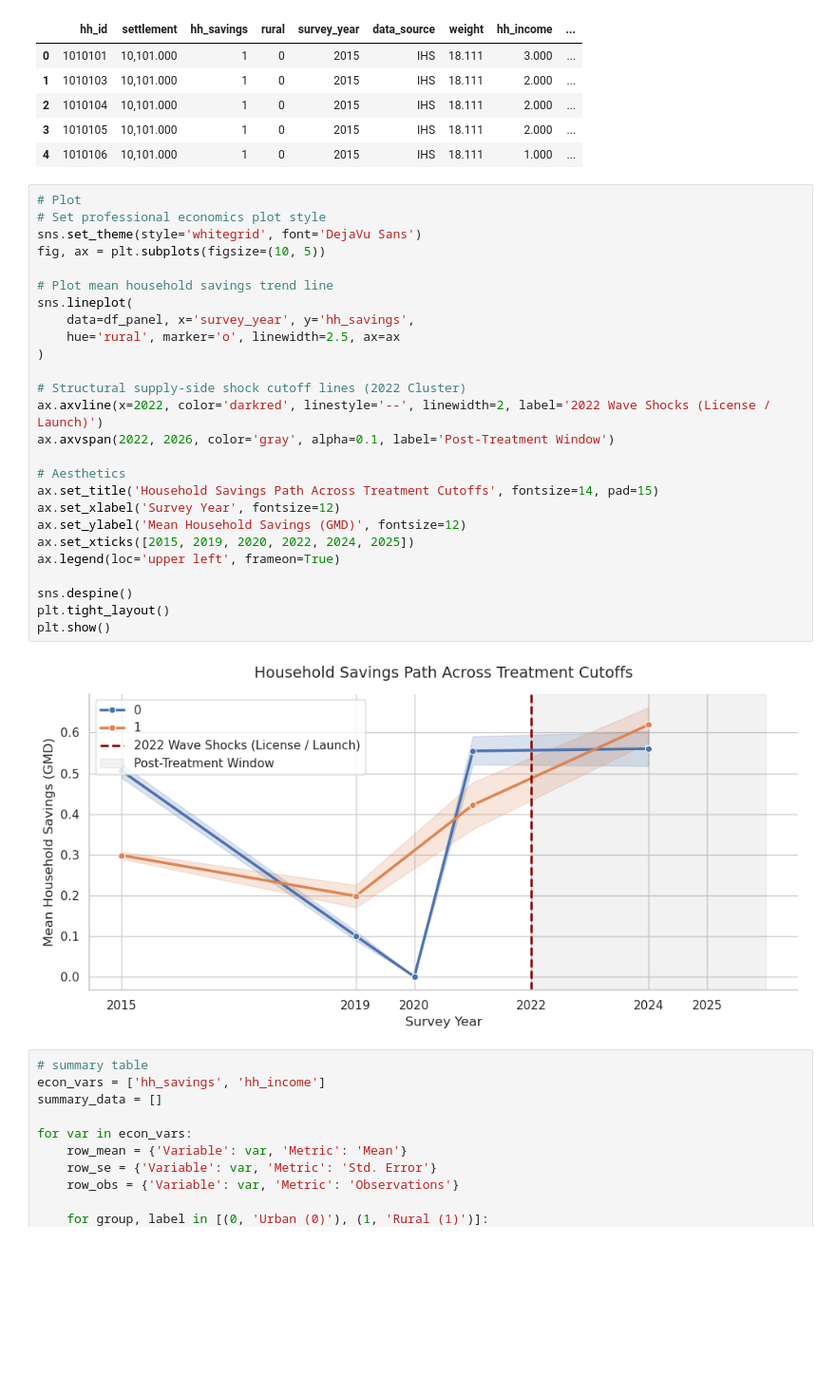
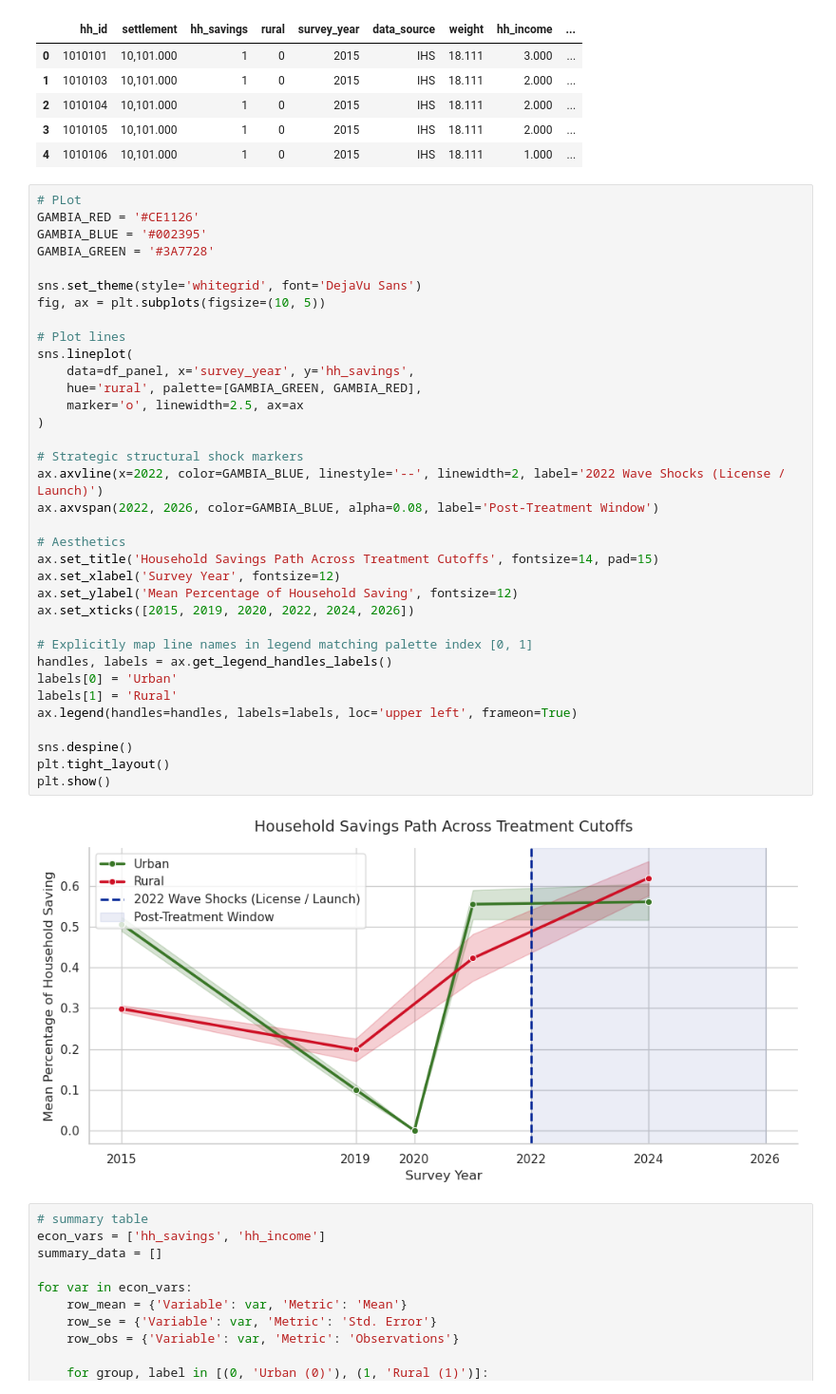
Before and after one commit to riley-wangdaiwei/GG, a Jupyter notebook: output/did_analysis.ipynb, the cells around one changed output. Shown at 95% size. Saved outputs shown, nothing was run; the diff lists cells and outputs as text; blank space fills up the shorter version.

Commit message:
Fix: minor adjustments for the did trend plot

```diff
--- a/output/did_analysis.ipynb
+++ b/output/did_analysis.ipynb
@@ -42,33 +42,42 @@ display(df_panel.head())
 | 3 | 1010105 | 10,101.000 | 1 | 0 | 2015 | IHS | 18.111 | 2.000 | ... |
 | 4 | 1010106 | 10,101.000 | 1 | 0 | 2015 | IHS | 18.111 | 1.000 | ... |
 # %%
-# Plot
-# Set professional economics plot style
+# PLot
+GAMBIA_RED = '#CE1126'
+GAMBIA_BLUE = '#002395'
+GAMBIA_GREEN = '#3A7728'
+
 sns.set_theme(style='whitegrid', font='DejaVu Sans')
 fig, ax = plt.subplots(figsize=(10, 5))
 
-# Plot mean household savings trend line
+# Plot lines
 sns.lineplot(
     data=df_panel, x='survey_year', y='hh_savings',
-    hue='rural', marker='o', linewidth=2.5, ax=ax
+    hue='rural', palette=[GAMBIA_GREEN, GAMBIA_RED],
+    marker='o', linewidth=2.5, ax=ax
 )
 
-# Structural supply-side shock cutoff lines (2022 Cluster)
-ax.axvline(x=2022, color='darkred', linestyle='--', linewidth=2, label='2022 Wave Shocks (License / Launch)')
-ax.axvspan(2022, 2026, color='gray', alpha=0.1, label='Post-Treatment Window')
+# Strategic structural shock markers
+ax.axvline(x=2022, color=GAMBIA_BLUE, linestyle='--', linewidth=2, label='2022 Wave Shocks (License / Launch)')
+ax.axvspan(2022, 2026, color=GAMBIA_BLUE, alpha=0.08, label='Post-Treatment Window')
 
 # Aesthetics
 ax.set_title('Household Savings Path Across Treatment Cutoffs', fontsize=14, pad=15)
 ax.set_xlabel('Survey Year', fontsize=12)
-ax.set_ylabel('Mean Household Savings (GMD)', fontsize=12)
-ax.set_xticks([2015, 2019, 2020, 2022, 2024, 2025])
-ax.legend(loc='upper left', frameon=True)
+ax.set_ylabel('Mean Percentage of Household Saving', fontsize=12)
+ax.set_xticks([2015, 2019, 2020, 2022, 2024, 2026])
+
+# Explicitly map line names in legend matching palette index [0, 1]
+handles, labels = ax.get_legend_handles_labels()
+labels[0] = 'Urban'
+labels[1] = 'Rural'
+ax.legend(handles=handles, labels=labels, loc='upper left', frameon=True)
 
 sns.despine()
 plt.tight_layout()
 plt.show()
 # %% [output]
-[figure, old version]
+[figure, new version]
 # %%
 # summary table
 econ_vars = ['hh_savings', 'hh_income']
```
Also changed, not shown: parts of 1 cell of this notebook.
